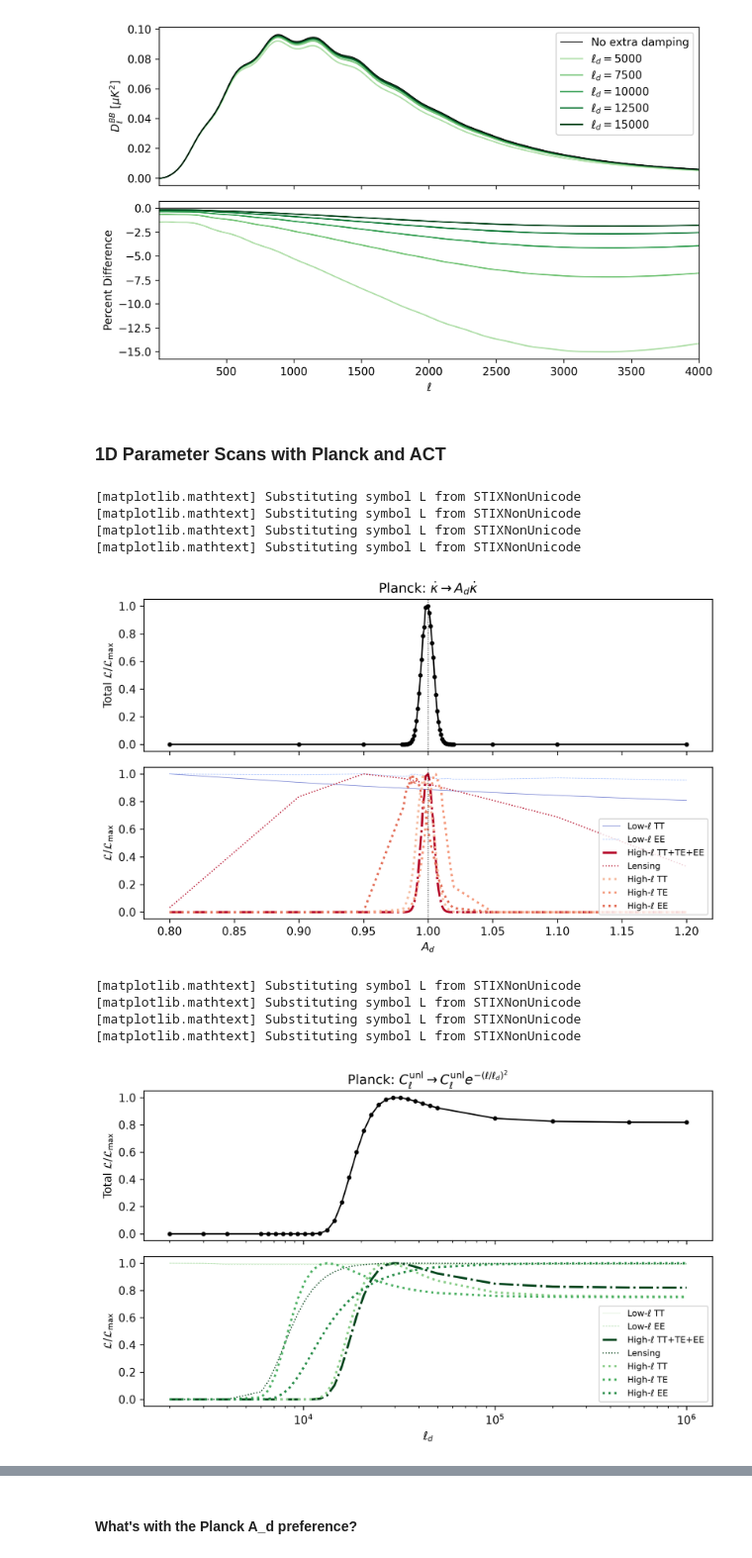
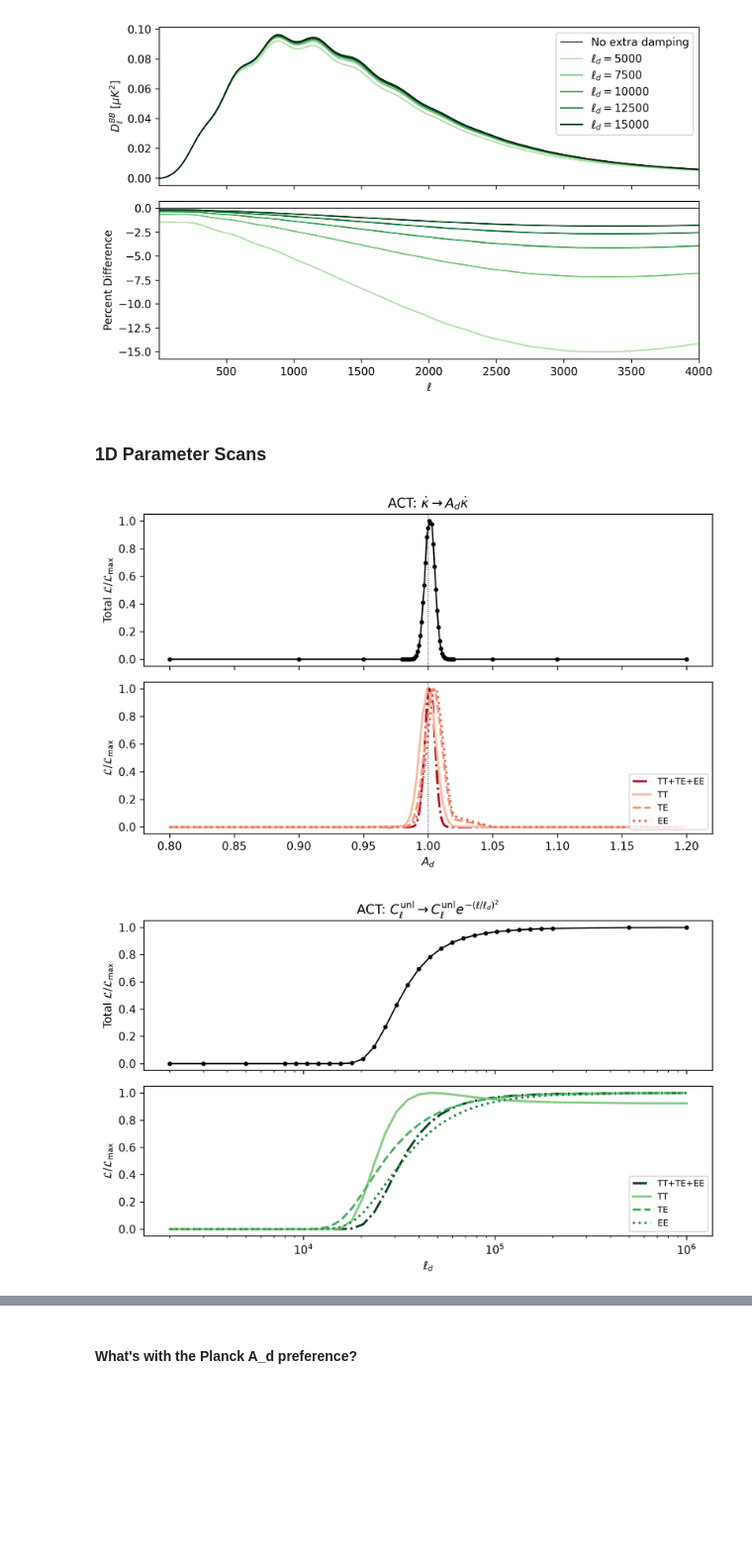
Before and after one commit to joshuaange/class_SilkConsistency, a Jupyter notebook: my_analysis/power_spectra_plots.ipynb, the cells around one changed output, grey strips where cells are left out. Shown at 99% size. Saved outputs shown, nothing was run; the diff lists cells and outputs as text; code cells hidden in the pictures; blank space fills up the shorter version.

```diff
--- a/my_analysis/power_spectra_plots.ipynb
+++ b/my_analysis/power_spectra_plots.ipynb
@@ -591,12 +591,12 @@ plt.show()
 # %% [output]
 [figure]
 # %% [markdown]
-### 1D Parameter Scans with Planck and ACT
+### 1D Parameter Scans
 # %%
 # --- chi2 or relative likelihood vs A_d and l_d, per likelihood ----------------
 scan_dir = Path(".")   # folder containing the scan files
 mode = "L"             # "L" = relative likelihood L/L_max,  "chi2" = Delta chi2
-obs = "Planck"
+obs = "ACT"         # "Planck" or "ACT"
 
 # Per experiment: file prefix, and one (label, linestyle, alpha, linewidth) per
 # likelihood column in the file, in the same order as the columns after chi2_total.
@@ -617,13 +617,14 @@ full_experiments = {
     },
     "ACT": {
         "prefix": "ACT",
+        "total_label": (r"TT+TE+EE", "-.", 1.0, 2.0),   # the chi2_total column, drawn in the bottom panel
         "likelihoods": [
-            (r"TT", ":", 1.0, 2.0),
-            (r"TE", ":", 1.0, 2.0),
+            (r"TT", "-", 1.0, 2.0),
+            (r"TE", "--", 1.0, 2.0),
             (r"EE", ":", 1.0, 2.0),
         ],
-        "cpos_A_d":  [0.65, 0.75, 0.85],
-        "cpos_ell_d": [0.45, 0.6,  0.75],
+        "cpos_A_d":  [1.0, 0.65, 0.75, 0.85],   # first entry is for TT+TE+EE
+        "cpos_ell_d": [1.0, 0.45, 0.6,  0.75],
     },
 }
 experiments = {obs: full_experiments[obs]}
@@ -653,42 +654,40 @@ for exp_name, exp in experiments.items():
 
         # Top: total
         ax1.plot(x, y_tot, color="black", linewidth=1.25, marker="o", markersize=3)
-        # Bottom: each likelihood
-        for j, ((lab, ls, a, w), c) in enumerate(zip(exp["likelihoods"], cpos)):
+        # Bottom: combined (if this experiment's total is a single likelihood), then each likelihood
+        if "total_label" in exp:
+            lab, ls, a, w = exp["total_label"]
+            ax2.plot(x, y_tot, color=cmap(cpos[0]), linewidth=w, linestyle=ls, alpha=a, label=lab)
+            cpos_like = cpos[1:]
+        else:
+            cpos_like = cpos
+        for j, ((lab, ls, a, w), c) in enumerate(zip(exp["likelihoods"], cpos_like)):
             ax2.plot(x, y_like[:, j], color=cmap(c), linewidth=w, linestyle=ls, alpha=a,
                      label=lab)
 
         if mode == "L":
             ax1.set_ylabel(r"Total $\mathcal{L}/\mathcal{L}_{\rm max}$")
             ax2.set_ylabel(r"$\mathcal{L}/\mathcal{L}_{\rm max}$")
             for ax in (ax1, ax2):
                 ax.set_ylim(-0.05, 1.05)
         else:
             ax1.set_ylabel(r"Total $\Delta\chi^2$")
             ax2.set_ylabel(r"$\Delta\chi^2$")
             for ax in (ax1, ax2):
                 ax.set_ylim(-5, 50)
 
         ax2.set_xlabel(xlabel)
         if logx:
             ax2.set_xscale("log")
             ax1.set_title(exp_name + r": $C_\ell^\text{unl} \to C_\ell^\text{unl} e^{-(\ell/\ell_d)^2}$")
         else:
             for ax in (ax1, ax2):
                 ax.axvline(lcdm_value, color="black", linewidth=0.75, linestyle=":")
             ax1.set_title(exp_name + r": $\dot{\kappa}\to A_d\dot{\kappa}$")
 
         ax2.legend(loc="lower right" if mode == "L" else "upper center", fontsize=8)
         plt.tight_layout()
         plt.show()
 # %% [output]
-[matplotlib.mathtext] Substituting symbol L from STIXNonUnicode
-[matplotlib.mathtext] Substituting symbol L from STIXNonUnicode
-[matplotlib.mathtext] Substituting symbol L from STIXNonUnicode
-[matplotlib.mathtext] Substituting symbol L from STIXNonUnicode
-[figure, old version]
+[figure, new version]
-[matplotlib.mathtext] Substituting symbol L from STIXNonUnicode
-[matplotlib.mathtext] Substituting symbol L from STIXNonUnicode
-[matplotlib.mathtext] Substituting symbol L from STIXNonUnicode
-[matplotlib.mathtext] Substituting symbol L from STIXNonUnicode
-[figure, old version]
+[figure, new version]
```
Also changed, not shown: parts of 5 cells of this notebook, 9 other files.
